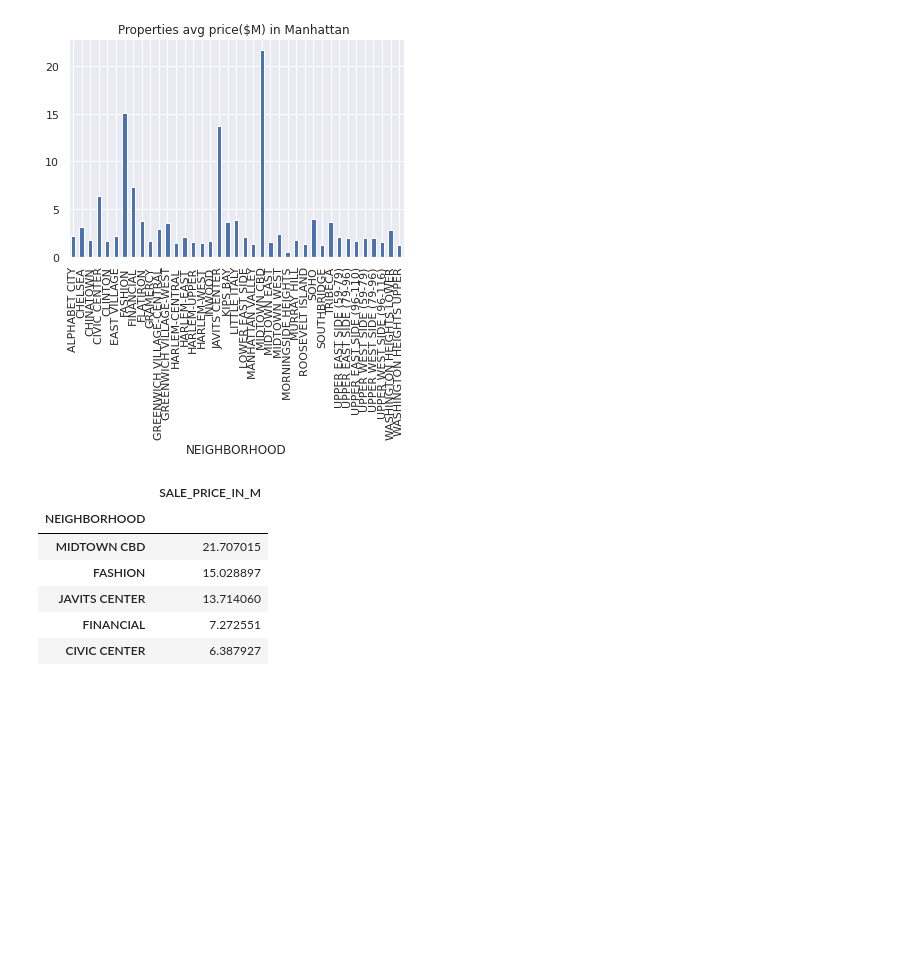
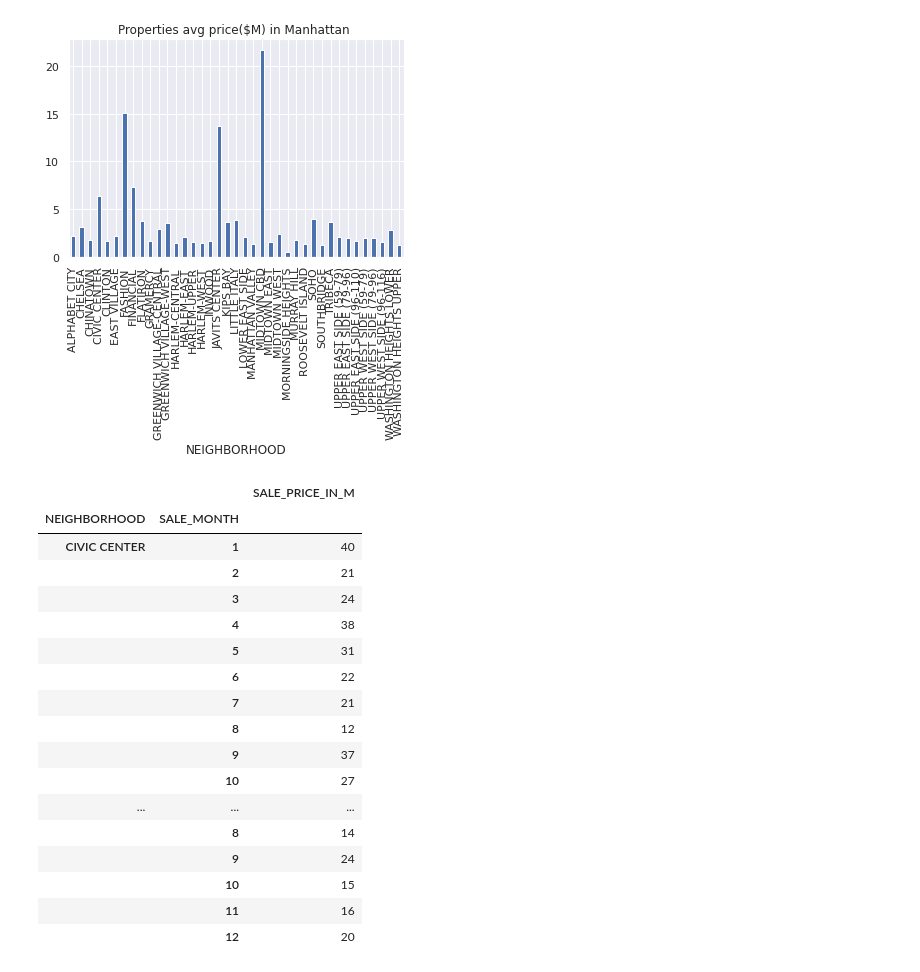
Before and after one commit to anton-asnitsky/naya-ds-2022-pandas, a Jupyter notebook: nyc-property-sales-eda.ipynb, the cells around one changed output. Saved outputs shown, nothing was run; the diff lists cells and outputs as text; code cells hidden in the pictures; blank space fills up the shorter version.

Commit message:
Kaggle Notebook | NYC Property Sales - EDA | Version 10

```diff
--- a/nyc-property-sales-eda.ipynb
+++ b/nyc-property-sales-eda.ipynb
@@ -153,13 +153,35 @@ Text(0.5, 1.0, 'Properties avg price($M) in Manhattan ')
 # %%
 avg_price = manhattan_sales[['SALE_PRICE_IN_M']].groupby(manhattan_sales['NEIGHBORHOOD']).mean()
 avg_price = avg_price.sort_values(by='SALE_PRICE_IN_M', ascending=False)
 top_avg_price = avg_price.head(5)
-top_avg_price
+
+top_5_neighborhoods = top_avg_price.index.values
+
+top_5 = clean_df[clean_df['NEIGHBORHOOD'].isin(top_5_neighborhoods)]
+
+t = top_5[['NEIGHBORHOOD','SALE_PRICE_IN_M', 'SALE_MONTH']]
+t = t.groupby(['NEIGHBORHOOD','SALE_MONTH'])[['SALE_PRICE_IN_M']].count()
+
+t
+#ax = sbs.swarmplot(data=t, x="SALE_PRICE_IN_M", y="SALE_MONTH", hue="NEIGHBORHOOD")
+#ax.set(ylabel="")
+#plt.show()
 # %% [output]
-|  | SALE_PRICE_IN_M |
-| NEIGHBORHOOD |  |
-| MIDTOWN CBD | 21.707015 |
-| FASHION | 15.028897 |
-| JAVITS CENTER | 13.714060 |
-| FINANCIAL | 7.272551 |
-| CIVIC CENTER | 6.387927 |
+|  |  | SALE_PRICE_IN_M |
+| NEIGHBORHOOD | SALE_MONTH |  |
+| CIVIC CENTER | 1 | 40 |
+|  | 2 | 21 |
+|  | 3 | 24 |
+|  | 4 | 38 |
+|  | 5 | 31 |
+|  | 6 | 22 |
+|  | 7 | 21 |
+|  | 8 | 12 |
+|  | 9 | 37 |
+|  | 10 | 27 |
+| ... | ... | ... |
+|  | 8 | 14 |
+|  | 9 | 24 |
+|  | 10 | 15 |
+|  | 11 | 16 |
+|  | 12 | 20 |
```
Also changed, not shown: parts of 1 cell of this notebook.
